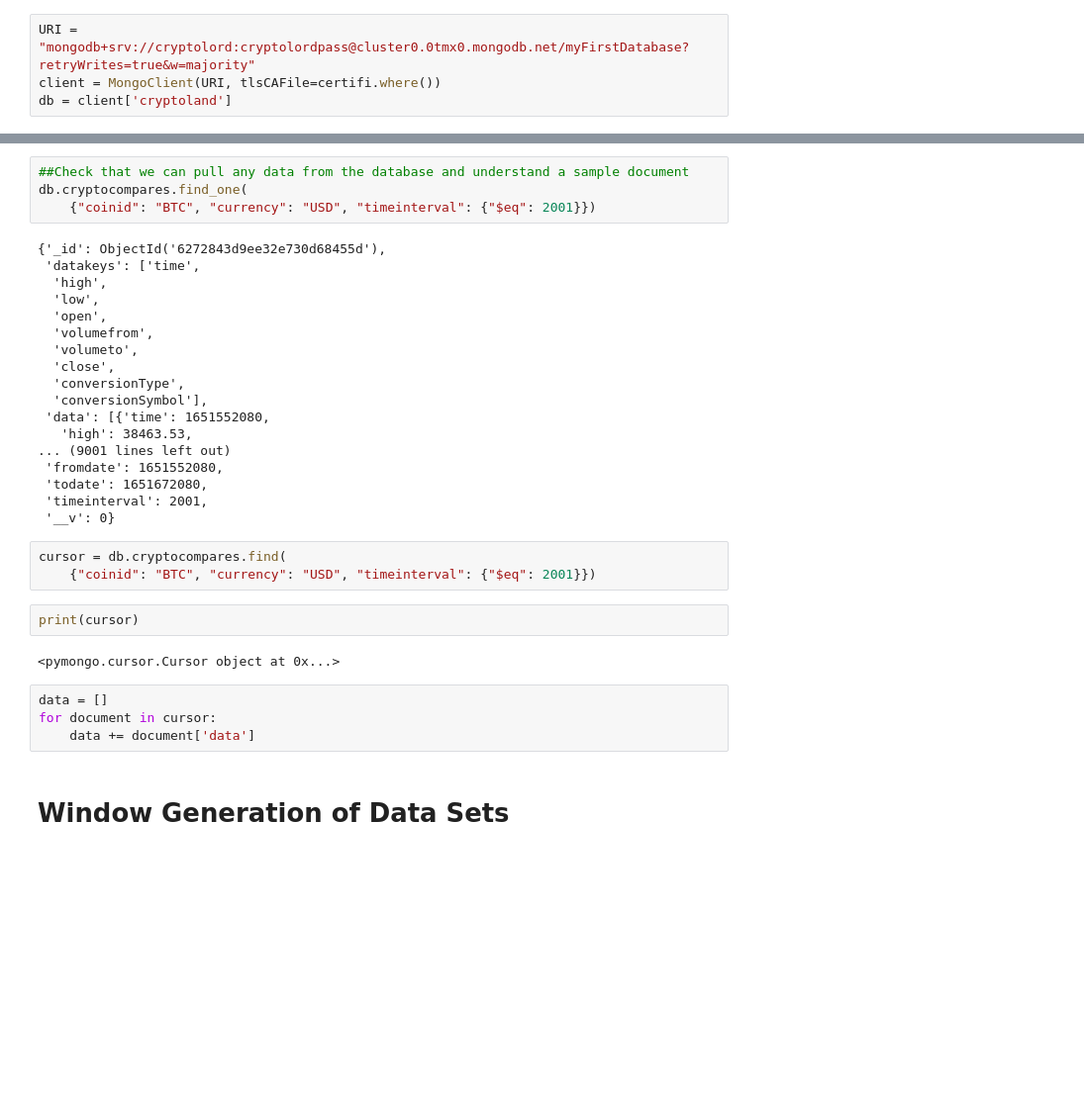
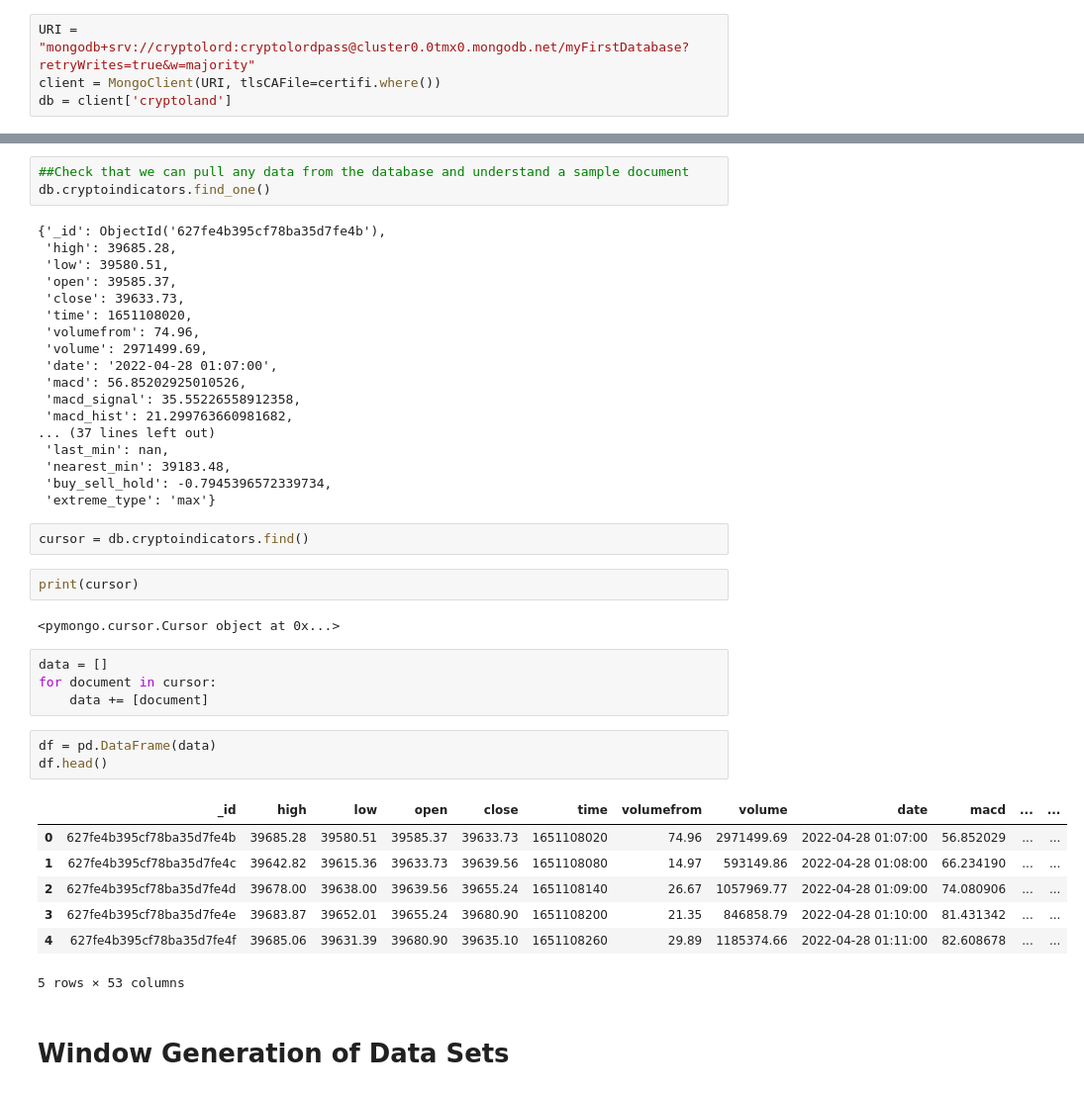
Before and after one commit to mrjaytv/cryptolord, a Jupyter notebook: LstmMain.ipynb, the cells around one changed output, grey strips where cells are left out. Shown at 99% size. Saved outputs shown, nothing was run; the diff lists cells and outputs as text; blank space fills up the shorter version.

```diff
--- a/LstmMain.ipynb
+++ b/LstmMain.ipynb
@@ -24,28 +24,26 @@ Database(MongoClient(host=['cluster0-shard-00-02.0tmx0.mongodb.net:27017', 'clus
 # %%
 ##Check that we can pull any data from the database and understand a sample document
-db.cryptocompares.find_one(
-    {"coinid": "BTC", "currency": "USD", "timeinterval": {"$eq": 2001}})
+db.cryptoindicators.find_one()
 # %% [output]
-{'_id': ObjectId('6272843d9ee32e730d68455d'),
- 'datakeys': ['time',
-  'high',
-  'low',
-  'open',
-  'volumefrom',
-  'volumeto',
-  'close',
-  'conversionType',
-  'conversionSymbol'],
- 'data': [{'time': 1651552080,
-   'high': 38463.53,
-... (9001 lines left out)
- 'fromdate': 1651552080,
- 'todate': 1651672080,
- 'timeinterval': 2001,
- '__v': 0}
+{'_id': ObjectId('627fe4b395cf78ba35d7fe4b'),
+ 'high': 39685.28,
+ 'low': 39580.51,
+ 'open': 39585.37,
+ 'close': 39633.73,
+ 'time': 1651108020,
+ 'volumefrom': 74.96,
+ 'volume': 2971499.69,
+ 'date': '2022-04-28 01:07:00',
+ 'macd': 56.85202925010526,
+ 'macd_signal': 35.55226558912358,
+ 'macd_hist': 21.299763660981682,
+... (37 lines left out)
+ 'last_min': nan,
+ 'nearest_min': 39183.48,
+ 'buy_sell_hold': -0.7945396572339734,
+ 'extreme_type': 'max'}
-# %%
-cursor = db.cryptocompares.find(
-    {"coinid": "BTC", "currency": "USD", "timeinterval": {"$eq": 2001}})
+# %%
+cursor = db.cryptoindicators.find()
 # %%
 print(cursor)
 # %% [output]
@@ -53,7 +51,18 @@ print(cursor)
 # %%
 data = []
 for document in cursor:
-    data += document['data']
+    data += [document]
+# %%
+df = pd.DataFrame(data)
+df.head()
+# %% [output]
+|  | _id | high | low | open | close | time | volumefrom | volume | date | macd | ... | ... |
+| 0 | 627fe4b395cf78ba35d7fe4b | 39685.28 | 39580.51 | 39585.37 | 39633.73 | 1651108020 | 74.96 | 2971499.69 | 2022-04-28 01:07:00 | 56.852029 | ... | ... |
+| 1 | 627fe4b395cf78ba35d7fe4c | 39642.82 | 39615.36 | 39633.73 | 39639.56 | 1651108080 | 14.97 | 593149.86 | 2022-04-28 01:08:00 | 66.234190 | ... | ... |
+| 2 | 627fe4b395cf78ba35d7fe4d | 39678.00 | 39638.00 | 39639.56 | 39655.24 | 1651108140 | 26.67 | 1057969.77 | 2022-04-28 01:09:00 | 74.080906 | ... | ... |
+| 3 | 627fe4b395cf78ba35d7fe4e | 39683.87 | 39652.01 | 39655.24 | 39680.90 | 1651108200 | 21.35 | 846858.79 | 2022-04-28 01:10:00 | 81.431342 | ... | ... |
+| 4 | 627fe4b395cf78ba35d7fe4f | 39685.06 | 39631.39 | 39680.90 | 39635.10 | 1651108260 | 29.89 | 1185374.66 | 2022-04-28 01:11:00 | 82.608678 | ... | ... |
+5 rows × 53 columns
 # %% [markdown]
 # Window Generation of Data Sets
 # %% [markdown]
```
Also changed, not shown: parts of 14 cells of this notebook, 2 other files.
